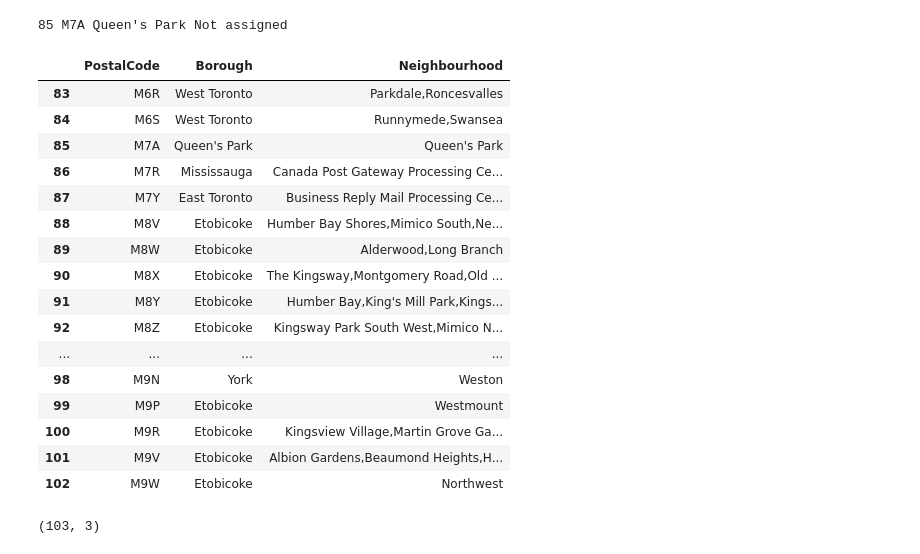
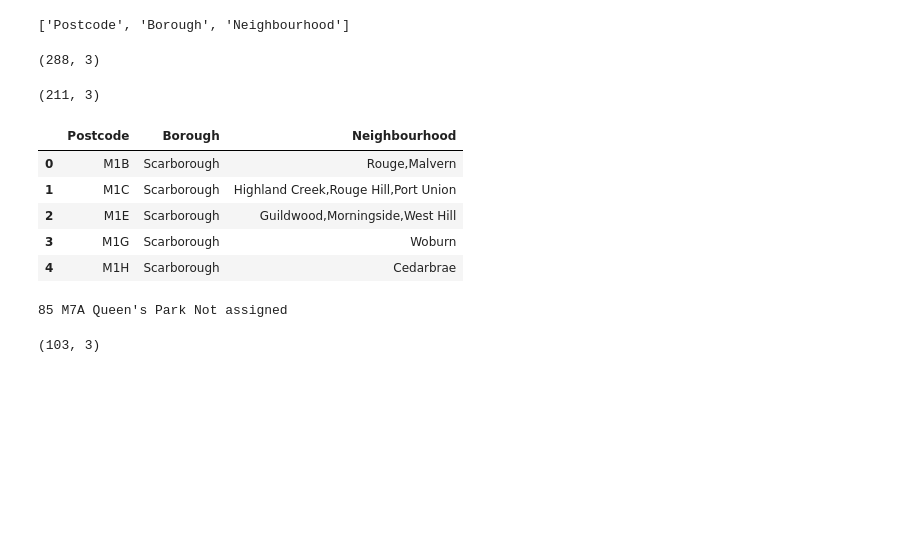
Before and after one commit to nikhild977/Nikhil, a Jupyter notebook: capstone project2.ipynb, the cells around one changed output. Saved outputs shown, nothing was run; the diff lists cells and outputs as text; code cells hidden in the pictures; blank space fills up the shorter version.

```diff
--- a/capstone project2.ipynb
+++ b/capstone project2.ipynb
@@ -48,3 +14,46 @@ dfN=dfN.reset_index()
+# %%
+table = soup.find('table', {'class': 'wikitable sortable'}).tbody
+#print(table)
+# %%
+rows = table.find_all('tr')
+columns = [v.text.replace('\n', '') for v in rows[0].find_all('th')]
+print(columns)
+# %% [output]
+['Postcode', 'Borough', 'Neighbourhood']
+# %%
+df = pd.DataFrame(columns = columns)
+for i in range(1, len(rows)):
+    tds = rows[i].find_all('td')
+
+    if len(tds) == 2:
+        values = [tds[0].text, tds[1].text, tds[2].text.replace('\n', '').replace('\xa0','')]
+    else:
+        values = [td.text.replace('\n', '').replace('\xa0','') for td in tds]
+
+    df = df.append(pd.Series(values, index=columns), ignore_index=True)
+
+df.head()
+df.shape
+# %% [output]
+(288, 3)
+# %%
+
+df = df[df.Borough!='Not assigned']
+df.head()
+df.shape
+# %% [output]
+(211, 3)
+# %%
+df_Toronto = df.groupby(by=['Postcode', 'Borough']).agg(lambda x:','.join(x))
+df_Toronto.reset_index(inplace=True)
+df_Toronto.head()
+# %% [output]
+|  | Postcode | Borough | Neighbourhood |
+| 0 | M1B | Scarborough | Rouge,Malvern |
+| 1 | M1C | Scarborough | Highland Creek,Rouge Hill,Port Union |
+| 2 | M1E | Scarborough | Guildwood,Morningside,West Hill |
+| 3 | M1G | Scarborough | Woburn |
+| 4 | M1H | Scarborough | Cedarbrae |
 # %%
 for index, row in dfN.iterrows():
     x=row['Neighbourhood']
@@ -55,24 +64,4 @@ for index, row in dfN.iterrows():
         dfN.at[index,"Neighbourhood"]=y
 # %% [output]
 85 M7A Queen's Park Not assigned
-# %%
-dfN.tail(20)
-# %% [output]
-|  | PostalCode | Borough | Neighbourhood |
-| 83 | M6R | West Toronto | Parkdale,Roncesvalles |
-| 84 | M6S | West Toronto | Runnymede,Swansea |
-| 85 | M7A | Queen's Park | Queen's Park |
-| 86 | M7R | Mississauga | Canada Post Gateway Processing Ce... |
-| 87 | M7Y | East Toronto | Business Reply Mail Processing Ce... |
-| 88 | M8V | Etobicoke | Humber Bay Shores,Mimico South,Ne... |
-| 89 | M8W | Etobicoke | Alderwood,Long Branch |
-| 90 | M8X | Etobicoke | The Kingsway,Montgomery Road,Old ... |
-| 91 | M8Y | Etobicoke | Humber Bay,King's Mill Park,Kings... |
-| 92 | M8Z | Etobicoke | Kingsway Park South West,Mimico N... |
-| ... | ... | ... | ... |
-| 98 | M9N | York | Weston |
-| 99 | M9P | Etobicoke | Westmount |
-| 100 | M9R | Etobicoke | Kingsview Village,Martin Grove Ga... |
-| 101 | M9V | Etobicoke | Albion Gardens,Beaumond Heights,H... |
-| 102 | M9W | Etobicoke | Northwest |
 # %%
```
Also changed, not shown: parts of 29 cells of this notebook.
